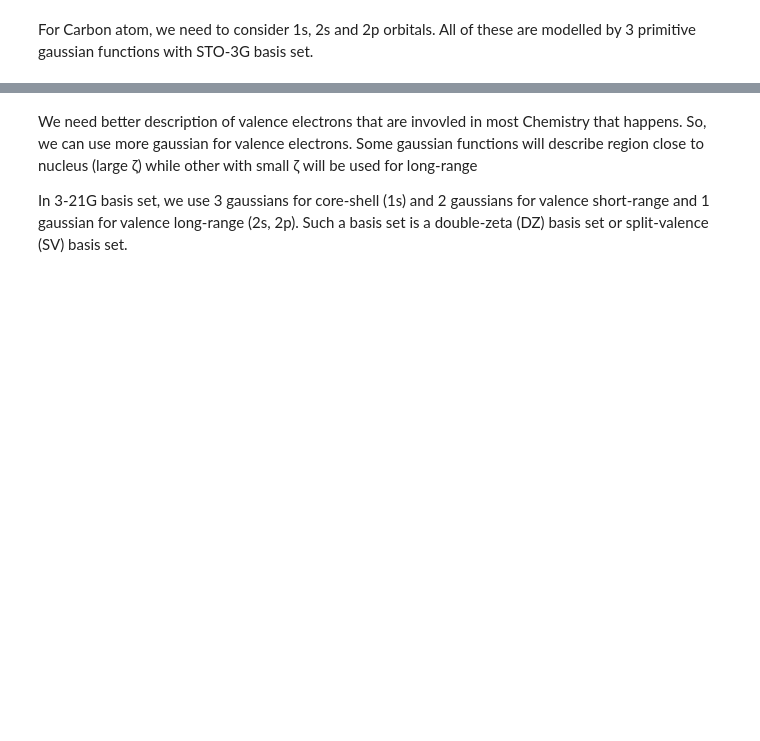
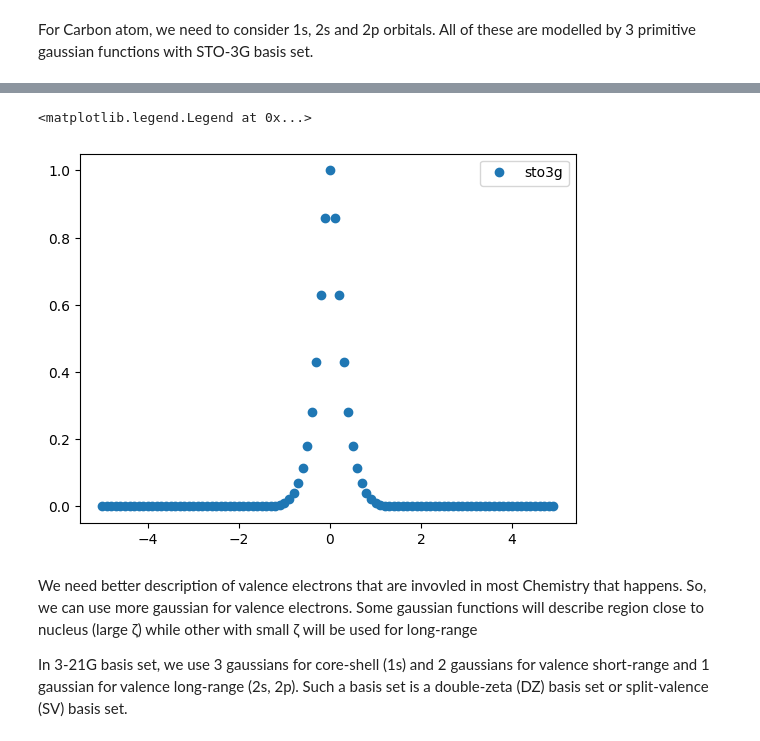
Before and after one commit to ChemistZee/python_quantum_chemistry_introductory, a Jupyter notebook: DFT_basics_SCF,_OPT,_Freq.ipynb, the cells around one changed output, grey strips where cells are left out. Drawn from its saved outputs; the diff is of its cells as text; code cells hidden in the pictures; blank space fills up the shorter version.

```diff
--- a/DFT_basics_SCF,_OPT,_Freq.ipynb
+++ b/DFT_basics_SCF,_OPT,_Freq.ipynb
@@ -211,3 +254,11 @@ load('sto3g', 'C')
+# %%
+plot_contracted_gaussian(load('sto3G', 'C'), label="sto3g")
+
+# add legends
+plt.legend()
+# %% [output]
+<matplotlib.legend.Legend at 0x...>
+[figure, added]
 # %% [markdown]
 We need better description of valence electrons that are invovled in most Chemistry that happens. So, we can use more gaussian for valence electrons. Some gaussian functions will describe region close to nucleus (large ζ) while other with small ζ will be used for long-range
 
```
Also changed, not shown: parts of 24 cells of this notebook.
